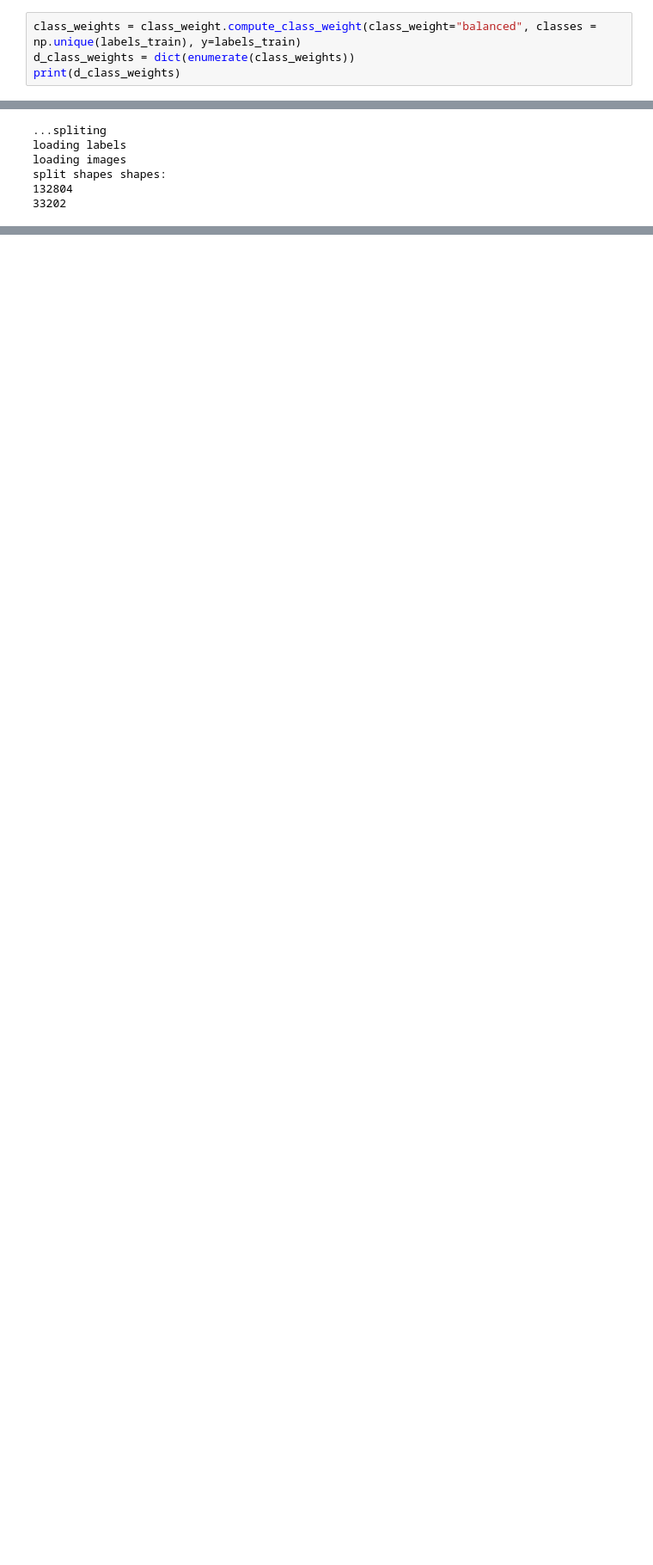
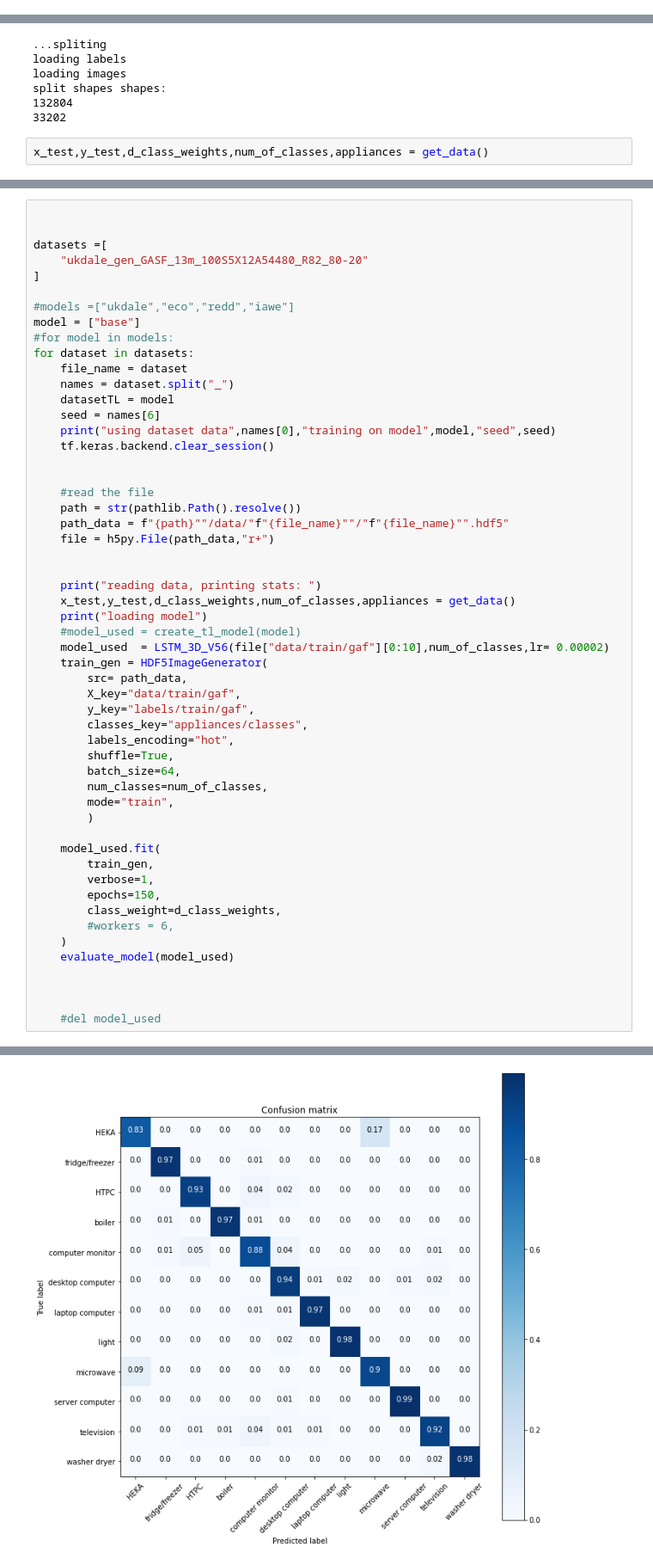
Before and after one commit to jenkoj/nilm, a Jupyter notebook: LSTM_gen.ipynb, the cells around one changed output, grey strips where cells are left out. Shown at 86% size. Saved outputs shown, nothing was run; the diff lists cells and outputs as text; blank space fills up the shorter version.

Commit message:
lstm fin

```diff
--- a/LSTM_gen.ipynb
+++ b/LSTM_gen.ipynb
@@ -323,4 +220,0 @@ y_test = tf.keras.utils.to_categorical(y_test, num_classes=num_of_classes)
-# %%
-class_weights = class_weight.compute_class_weight(class_weight="balanced", classes = np.unique(labels_train), y=labels_train)
-d_class_weights = dict(enumerate(class_weights))
-print(d_class_weights)
@@ -348,3 +299,5 @@ loading images
 split shapes shapes:
 132804
 33202
+# %%
+x_test,y_test,d_class_weights,num_of_classes,appliances = get_data()
@@ -470,0 +446,55 @@ NameError: name 'prit' is not defined
+# %%
+
+
+datasets =[
+    "ukdale_gen_GASF_13m_100S5X12A54480_R82_80-20"
+]
+
+#models =["ukdale","eco","redd","iawe"]
+model = ["base"]
+#for model in models:
+for dataset in datasets:
+    file_name = dataset
+    names = dataset.split("_")
+    datasetTL = model
+    seed = names[6]
+    print("using dataset data",names[0],"training on model",model,"seed",seed)
+    tf.keras.backend.clear_session()
+
+
+    #read the file
+    path = str(pathlib.Path().resolve())
+    path_data = f"{path}""/data/"f"{file_name}""/"f"{file_name}"".hdf5"
+    file = h5py.File(path_data,"r+")
+
+
+    print("reading data, printing stats: ")
+    x_test,y_test,d_class_weights,num_of_classes,appliances = get_data()
+    print("loading model")
+    #model_used = create_tl_model(model)
+    model_used  = LSTM_3D_V56(file["data/train/gaf"][0:10],num_of_classes,lr= 0.00002)
+    train_gen = HDF5ImageGenerator(
+        src= path_data,
+        X_key="data/train/gaf",
+        y_key="labels/train/gaf",
+        classes_key="appliances/classes",
+        labels_encoding="hot",
+        shuffle=True,
+        batch_size=64,
+        num_classes=num_of_classes,
+        mode="train",
+        )
+
+    model_used.fit(
+        train_gen,
+        verbose=1,
+        epochs=150,
+        class_weight=d_class_weights,
+        #workers = 6,
+    )
+    evaluate_model(model_used)
+
+
+
+    #del model_used
+# %% [output]
@@ -471,3 +518,4 @@ NameError: name 'prit' is not defined
+[figure, added]
 # %%
 #run me!
 from typing import Tuple, Union, Optional
```
Also changed, not shown: parts of 27 cells of this notebook, 24 other files.
